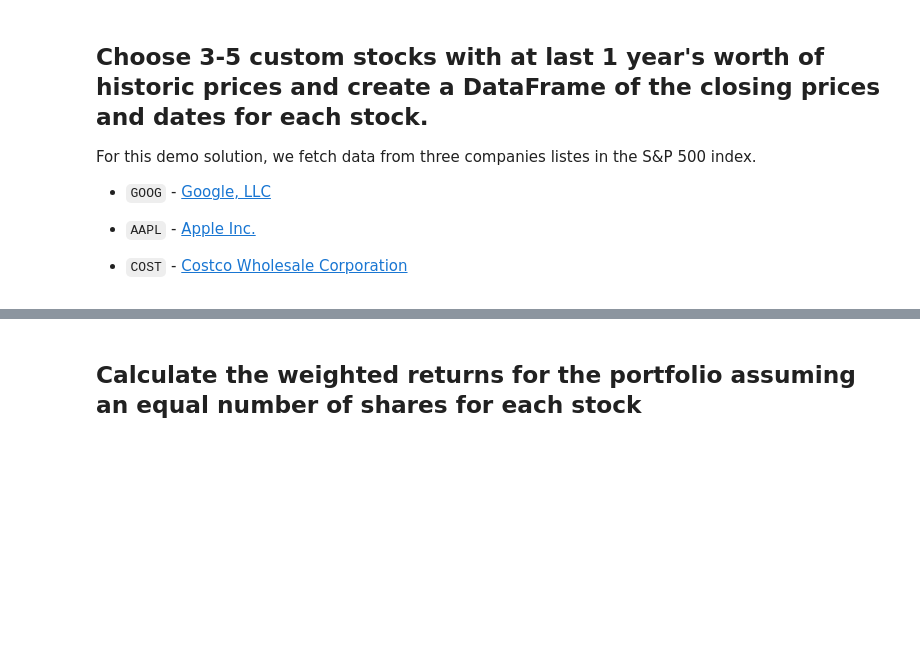
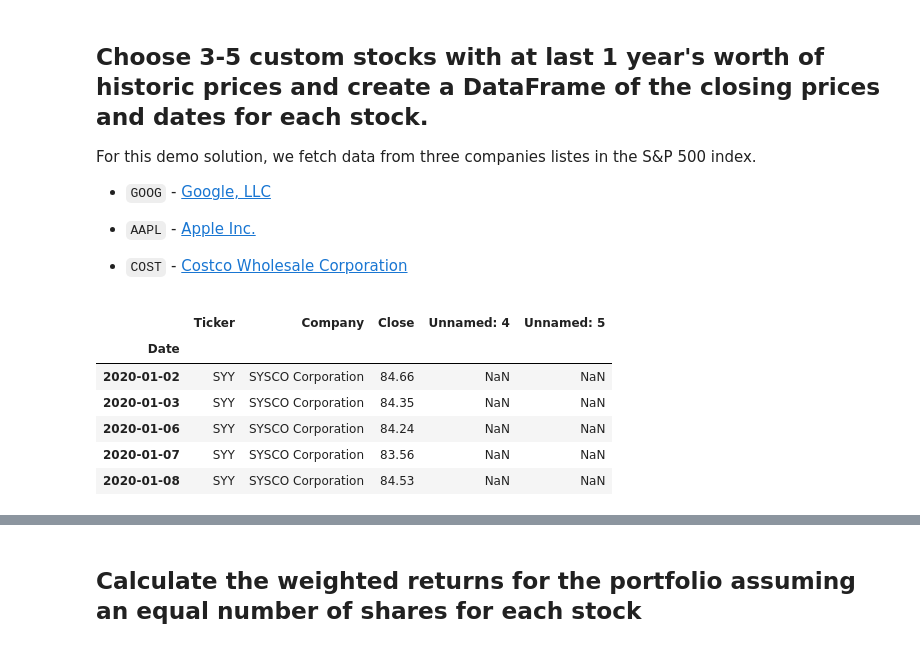
Before and after one commit to MatthewPuttroff/HWUnitFour, a Jupyter notebook: 04-Pandas/Instructions/Starter_Code/whale_analysis.ipynb, the cells around one changed output, grey strips where cells are left out. Saved outputs shown, nothing was run; the diff lists cells and outputs as text; code cells hidden in the pictures; blank space fills up the shorter version.

```diff
--- a/04-Pandas/Instructions/Starter_Code/whale_analysis.ipynb
+++ b/04-Pandas/Instructions/Starter_Code/whale_analysis.ipynb
@@ -580,7 +580,23 @@ For this demo solution, we fetch data from three companies listes in the S&P 500
 * `AAPL` - [Apple Inc.](https://en.wikipedia.org/wiki/Apple_Inc.)
 
 * `COST` - [Costco Wholesale Corporation](https://en.wikipedia.org/wiki/Costco)
+# %%
+syy_csv_path = Path("Resources/syy_data.csv")
+twtr_csv_path = Path("Resources/twtr_data.csv")
+yum_csv_path = Path("Resources/yum_data.csv")
+syy_df = pd.read_csv(syy_csv_path, index_col="Date", infer_datetime_format=True, parse_dates=True)
+twtr_df = pd.read_csv(twtr_csv_path, index_col="Date", infer_datetime_format=True, parse_dates=True)
+yum_df = pd.read_csv(yum_csv_path, index_col="Date", infer_datetime_format=True, parse_dates=True)
 # %%
 # Reading data from 1st stock
+syy_df.head()
+# %% [output]
+|  | Ticker | Company | Close | Unnamed: 4 | Unnamed: 5 |
+| Date |  |  |  |  |  |
+| 2020-01-02 | SYY | SYSCO Corporation | 84.66 | NaN | NaN |
+| 2020-01-03 | SYY | SYSCO Corporation | 84.35 | NaN | NaN |
+| 2020-01-06 | SYY | SYSCO Corporation | 84.24 | NaN | NaN |
+| 2020-01-07 | SYY | SYSCO Corporation | 83.56 | NaN | NaN |
+| 2020-01-08 | SYY | SYSCO Corporation | 84.53 | NaN | NaN |
 # %%
 # Reading data from 2nd stock
```
Also changed, not shown: parts of 4 cells of this notebook, 4 other files.
